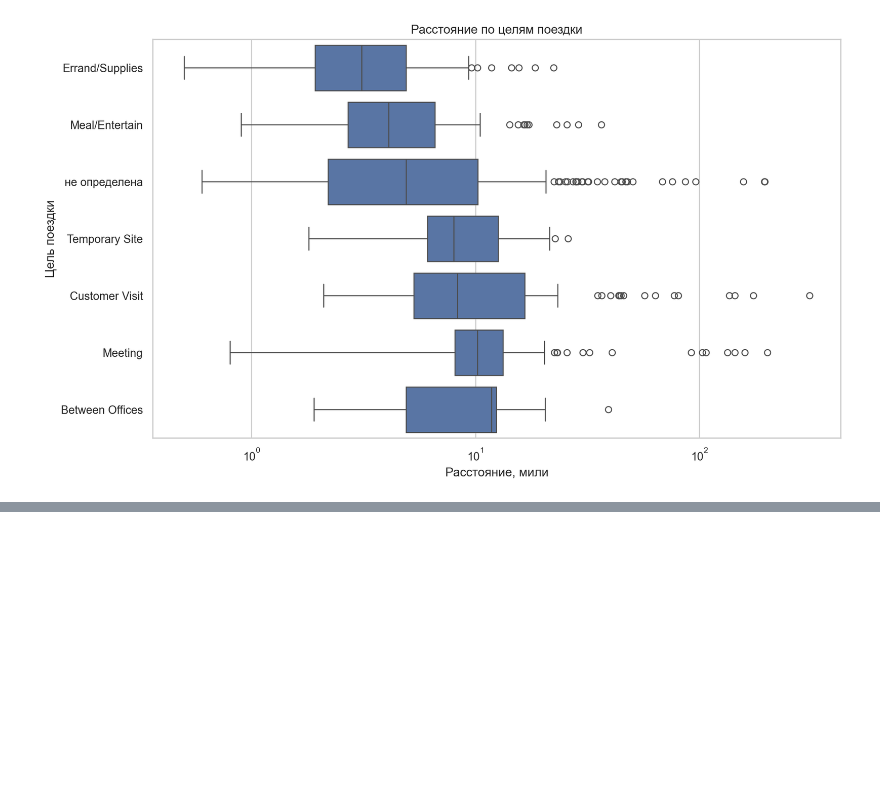
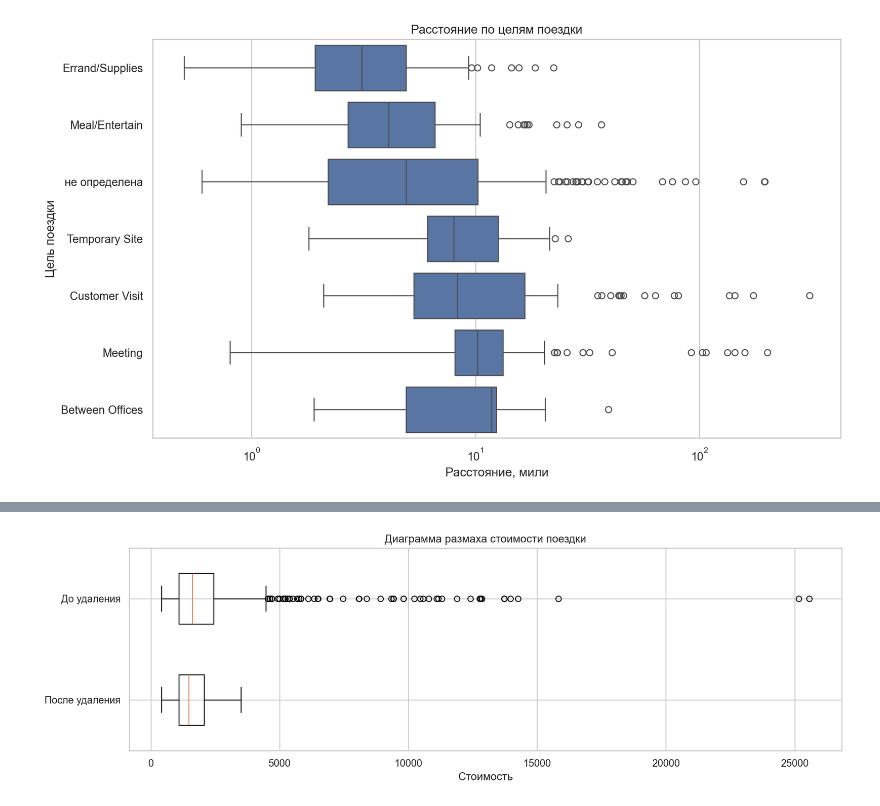
Before and after one commit to Echways/ItDA, a Jupyter notebook: lab-2/ЛР2_Моисеев_1.ipynb, the cells around one changed output, grey strips where cells are left out. Cells and saved outputs as stored; diff of their text form; code cells hidden in the pictures; blank space fills up the shorter version.

```diff
--- a/lab-2/ЛР2_Моисеев_1.ipynb
+++ b/lab-2/ЛР2_Моисеев_1.ipynb
@@ -448,0 +537,24 @@ plt.show()
+# %%
+def remove_outliers(data, column):
+    steps = []
+    while True:
+        q1, q3 = data[column].quantile([0.25, 0.75])
+        lower = q1 - 1.5 * (q3 - q1)
+        upper = q3 + 1.5 * (q3 - q1)
+        inside = data[column].between(lower, upper)
+        if inside.all():
+            steps = pd.DataFrame(steps, index=range(1, len(steps) + 1))
+            return data, steps.rename_axis('Итерация')
+        steps.append({
+            'Поездок': len(data),
+            'Нижняя граница': lower,
+            'Верхняя граница': upper,
+            'Удалено': (~inside).sum(),
+        })
+        data = data[inside]
+
+
+price_cleaned, price_steps = remove_outliers(trips, 'PRICE')
+print(f'Итераций: {len(price_steps)}')
+print(f'Осталось поездок: {len(price_cleaned)} из {len(trips)}')
+price_steps.round(0)
@@ -448,0 +574,10 @@ plt.show()
+# %%
+prices = {'До удаления': trips['PRICE'], 'После удаления': price_cleaned['PRICE']}
+
+fig, ax = plt.subplots(figsize=(14, 4))
+ax.boxplot(prices.values(), tick_labels=prices.keys(), vert=False, widths=0.5)
+ax.set(xlabel=LABELS['PRICE'], title='Диаграмма размаха стоимости поездки')
+ax.invert_yaxis()
+plt.show()
+# %% [output]
+[figure, added]
```
Also changed, not shown: parts of 30 cells of this notebook, 22 other files.
